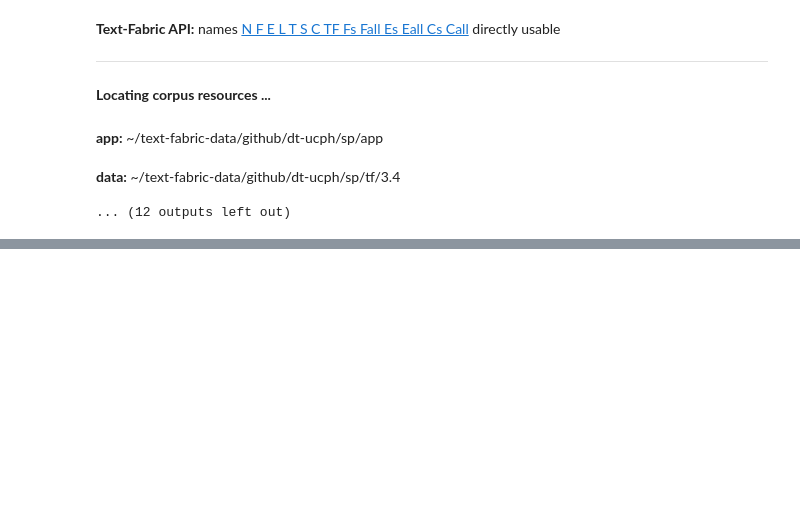
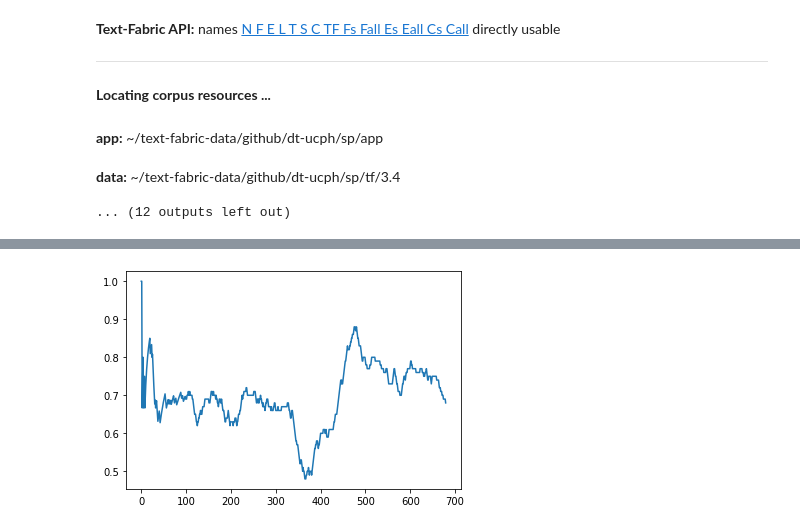
Before and after one commit to MartijnNaaijer/hebrew_spelling_variation, a Jupyter notebook: notebooks/align_mt_sp_dss_texts.ipynb, the cells around one changed output, grey strips where cells are left out. Saved outputs shown, nothing was run; the diff lists cells and outputs as text; code cells hidden in the pictures; blank space fills up the shorter version.

```diff
--- a/notebooks/align_mt_sp_dss_texts.ipynb
+++ b/notebooks/align_mt_sp_dss_texts.ipynb
@@ -218,0 +413,5 @@ import pandas as pd
+# %%
+plt.plot(all_equal_matches)
+plt.show()
+# %% [output]
+[figure, added]
```
Also changed, not shown: parts of 44 cells of this notebook.
